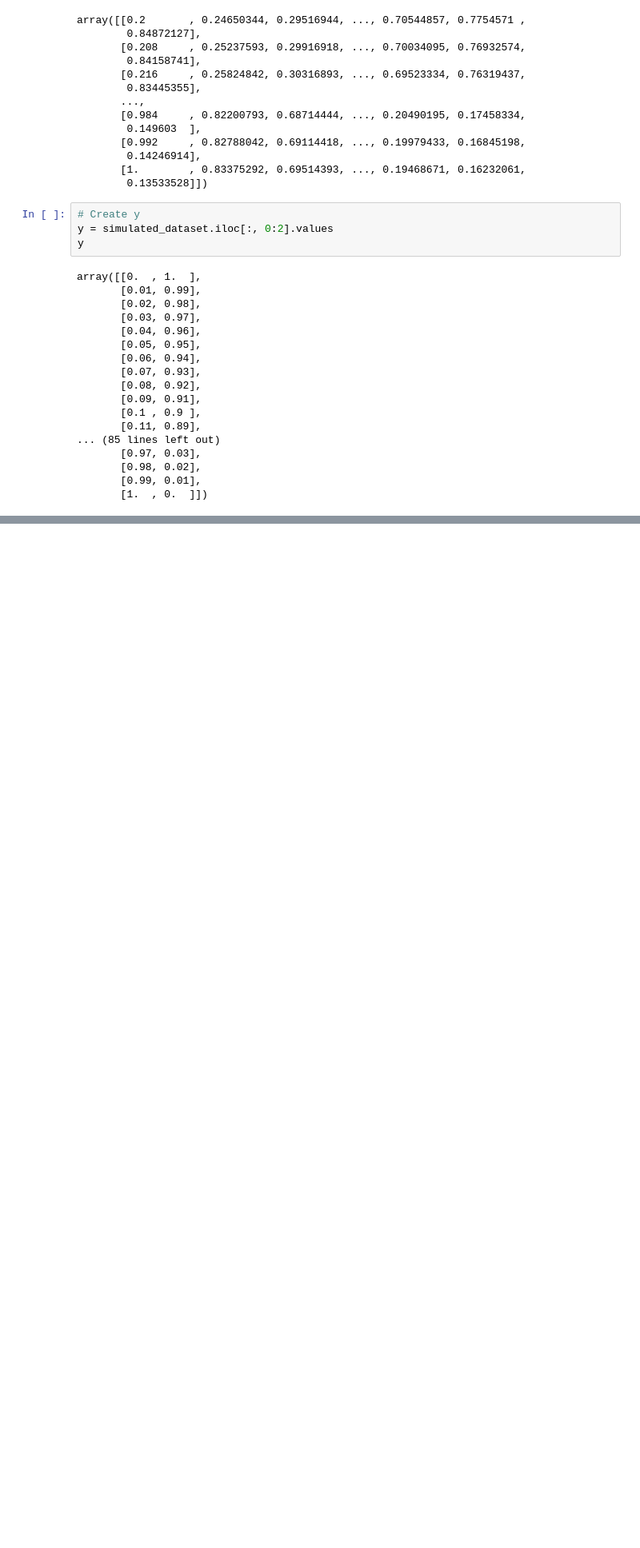
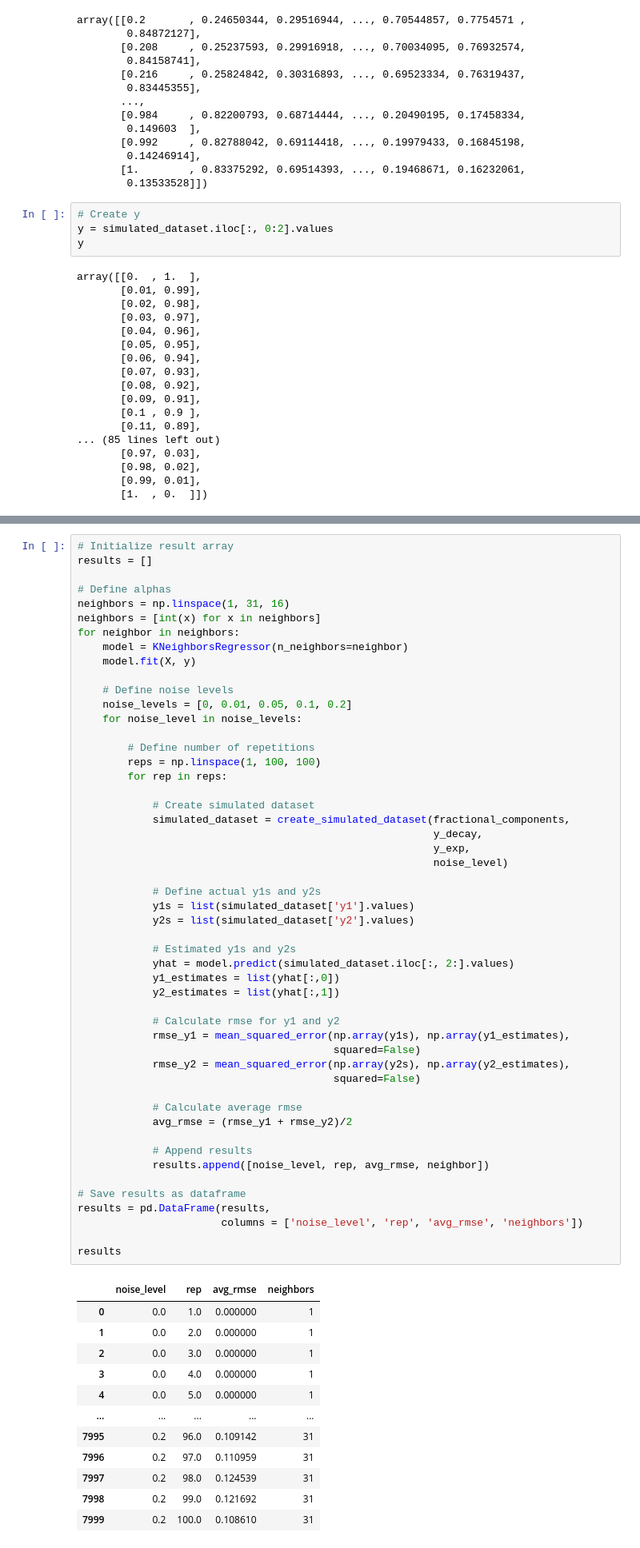
Before and after one commit to kylemjonesislanders/md-anderson, a Jupyter notebook: spectral-unmixing/simulation_experiment.ipynb, the cells around one changed output, grey strips where cells are left out. Shown: that part at 80% size. Drawn from its saved outputs; the diff is of its cells as text; blank space fills up the shorter version.

```diff
--- a/spectral-unmixing/simulation_experiment.ipynb
+++ b/spectral-unmixing/simulation_experiment.ipynb
@@ -523,0 +457,64 @@ plt.show()
+# %%
+# Initialize result array
+results = []
+
+# Define alphas
+neighbors = np.linspace(1, 31, 16)
+neighbors = [int(x) for x in neighbors]
+for neighbor in neighbors:
+    model = KNeighborsRegressor(n_neighbors=neighbor)
+    model.fit(X, y)
+
+    # Define noise levels
+    noise_levels = [0, 0.01, 0.05, 0.1, 0.2]
+    for noise_level in noise_levels:
+
+        # Define number of repetitions
+        reps = np.linspace(1, 100, 100)
+        for rep in reps:
+
+            # Create simulated dataset
+            simulated_dataset = create_simulated_dataset(fractional_components,
+                                                         y_decay,
+                                                         y_exp,
+                                                         noise_level)
+
+            # Define actual y1s and y2s
+            y1s = list(simulated_dataset['y1'].values)
+            y2s = list(simulated_dataset['y2'].values)
+
+            # Estimated y1s and y2s
+            yhat = model.predict(simulated_dataset.iloc[:, 2:].values)
+            y1_estimates = list(yhat[:,0])
+            y2_estimates = list(yhat[:,1])
+
+            # Calculate rmse for y1 and y2
+            rmse_y1 = mean_squared_error(np.array(y1s), np.array(y1_estimates),
+                                         squared=False)
+            rmse_y2 = mean_squared_error(np.array(y2s), np.array(y2_estimates),
+                                         squared=False)
+
+            # Calculate average rmse
+            avg_rmse = (rmse_y1 + rmse_y2)/2
+
+            # Append results
+            results.append([noise_level, rep, avg_rmse, neighbor])
+
+# Save results as dataframe
+results = pd.DataFrame(results,
+                       columns = ['noise_level', 'rep', 'avg_rmse', 'neighbors'])
+
+results
+# %% [output]
+|  | noise_level | rep | avg_rmse | neighbors |
+| 0 | 0.0 | 1.0 | 0.000000 | 1 |
+| 1 | 0.0 | 2.0 | 0.000000 | 1 |
+| 2 | 0.0 | 3.0 | 0.000000 | 1 |
+| 3 | 0.0 | 4.0 | 0.000000 | 1 |
+| 4 | 0.0 | 5.0 | 0.000000 | 1 |
+| ... | ... | ... | ... | ... |
+| 7995 | 0.2 | 96.0 | 0.109142 | 31 |
+| 7996 | 0.2 | 97.0 | 0.110959 | 31 |
+| 7997 | 0.2 | 98.0 | 0.124539 | 31 |
+| 7998 | 0.2 | 99.0 | 0.121692 | 31 |
+| 7999 | 0.2 | 100.0 | 0.108610 | 31 |
```
Also changed, not shown: parts of 10 cells of this notebook.
